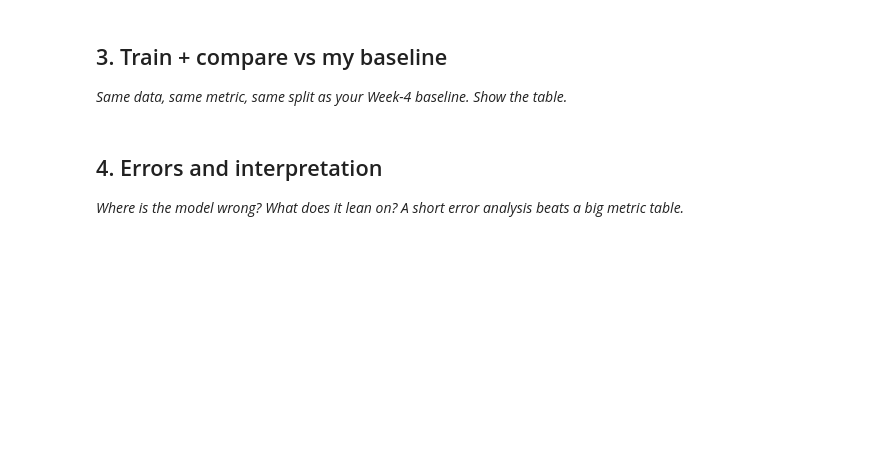
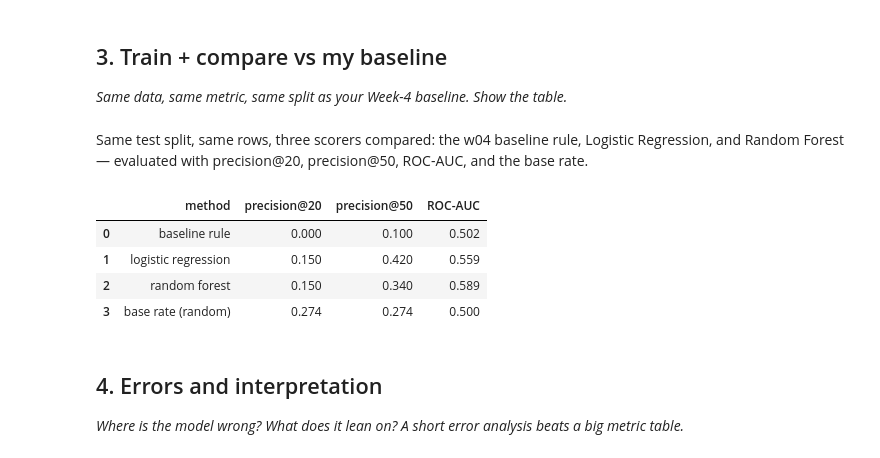
Before and after one commit to M-Sheheryar-khan/FlyRank-ML-Internship-Starter-Repo, a Jupyter notebook: work/notebooks/w05_model.ipynb, the cells around one changed output. Saved outputs shown, nothing was run; the diff lists cells and outputs as text; code cells hidden in the pictures; blank space fills up the shorter version.

```diff
--- a/work/notebooks/w05_model.ipynb
+++ b/work/notebooks/w05_model.ipynb
@@ -30,3 +120,67 @@ This skeleton is yours to fill. Work the sections **in order** — each one has
+# %% [markdown]
+Same test split, same rows, three scorers compared: the w04 baseline rule, Logistic Regression, and Random Forest — evaluated with precision@20, precision@50, ROC-AUC, and the base rate.
+# %%
+from sklearn.linear_model import LogisticRegression
+from sklearn.ensemble import RandomForestClassifier
+from sklearn.compose import ColumnTransformer
+from sklearn.pipeline import Pipeline
+from sklearn.preprocessing import StandardScaler, OneHotEncoder
+from sklearn.metrics import roc_auc_score
+
+numeric_features = ["impressions_h1", "clicks_h1", "avg_position_h1",
+                     "active_days_h1", "ctr_h1", "ctr_gap", "expected_ctr"]
+categorical_features = ["content_type"]
+
+X_train = train_df[numeric_features + categorical_features]
+X_test = test_df[numeric_features + categorical_features]
+y_train = train_df["is_declining"]
+y_test = test_df["is_declining"]
+
+preprocess = ColumnTransformer([
+    ("num", StandardScaler(), numeric_features),
+    ("cat", OneHotEncoder(handle_unknown="ignore"), categorical_features),
+])
+
+logreg = Pipeline([
+    ("prep", preprocess),
+    ("clf", LogisticRegression(max_iter=1000, class_weight="balanced", random_state=42)),
+]).fit(X_train, y_train)
+
+rf = Pipeline([
+    ("prep", preprocess),
+    ("clf", RandomForestClassifier(n_estimators=300, max_depth=8,
+                                    class_weight="balanced", random_state=42, n_jobs=-1)),
+]).fit(X_train, y_train)
+
+def precision_at_k(scores, labels, k):
+    order = np.argsort(-np.asarray(scores))
+    return np.asarray(labels)[order[:k]].mean()
+
+scores = {
+    "baseline rule": test_df["baseline_score"].values,
+    "logistic regression": logreg.predict_proba(X_test)[:, 1],
+    "random forest": rf.predict_proba(X_test)[:, 1],
+}
+
+rows = []
+for name, s in scores.items():
+    rows.append({
+        "method": name,
+        "precision@20": round(precision_at_k(s, y_test.values, 20), 3),
+        "precision@50": round(precision_at_k(s, y_test.values, 50), 3),
+        "ROC-AUC": round(roc_auc_score(y_test, s), 3),
+    })
+rows.append({"method": "base rate (random)", "precision@20": round(y_test.mean(), 3),
+             "precision@50": round(y_test.mean(), 3), "ROC-AUC": 0.5})
+
+comparison = pd.DataFrame(rows)
+comparison
+# %% [output]
+|  | method | precision@20 | precision@50 | ROC-AUC |
+| 0 | baseline rule | 0.000 | 0.100 | 0.502 |
+| 1 | logistic regression | 0.150 | 0.420 | 0.559 |
+| 2 | random forest | 0.150 | 0.340 | 0.589 |
+| 3 | base rate (random) | 0.274 | 0.274 | 0.500 |
 # %% [markdown]
 ## 4. Errors and interpretation
 
```
Also changed, not shown: parts of 10 cells of this notebook.
